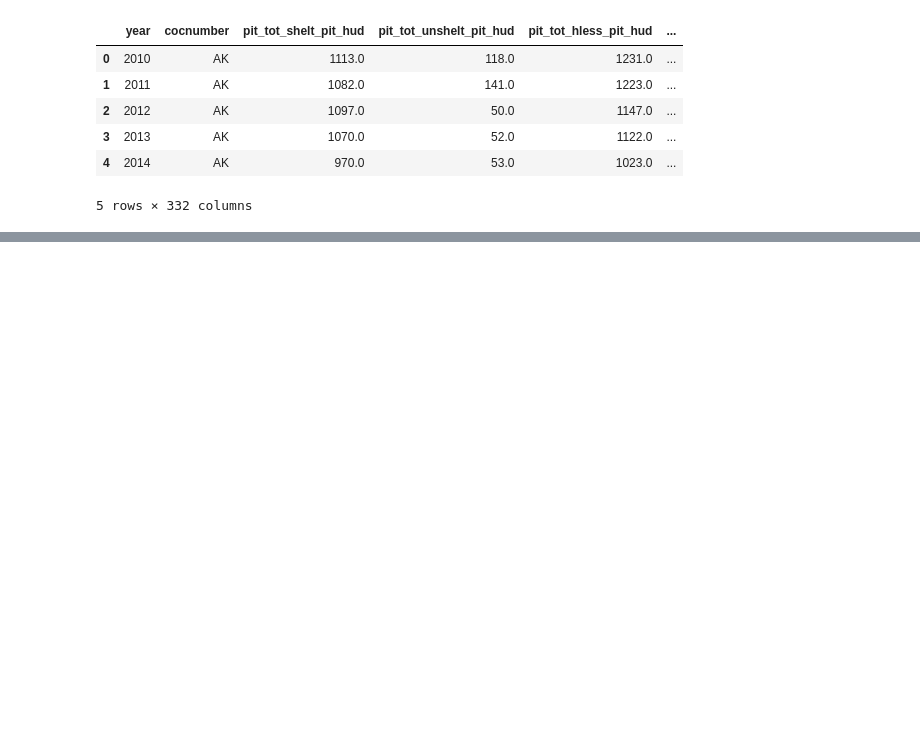
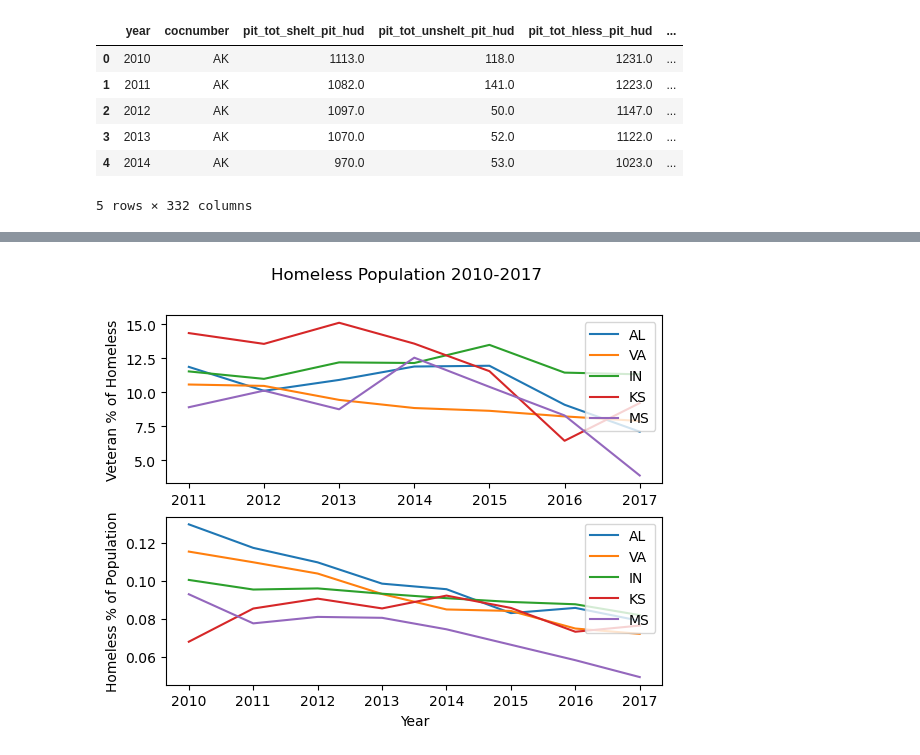
Before and after one commit to willdavis111/US_Homelessness_BY_State, a Jupyter notebook: Homelessness.ipynb, the cells around one changed output, grey strips where cells are left out. Cells and saved outputs as stored; diff of their text form; code cells hidden in the pictures; blank space fills up the shorter version.

```diff
--- a/Homelessness.ipynb
+++ b/Homelessness.ipynb
@@ -57,0 +158,4 @@ df_df = df_df[df_cols]
+# %%
+one_line_chart(bottom_ten)
+# %% [output]
+[figure, added]
```
Also changed, not shown: parts of 22 cells of this notebook.
